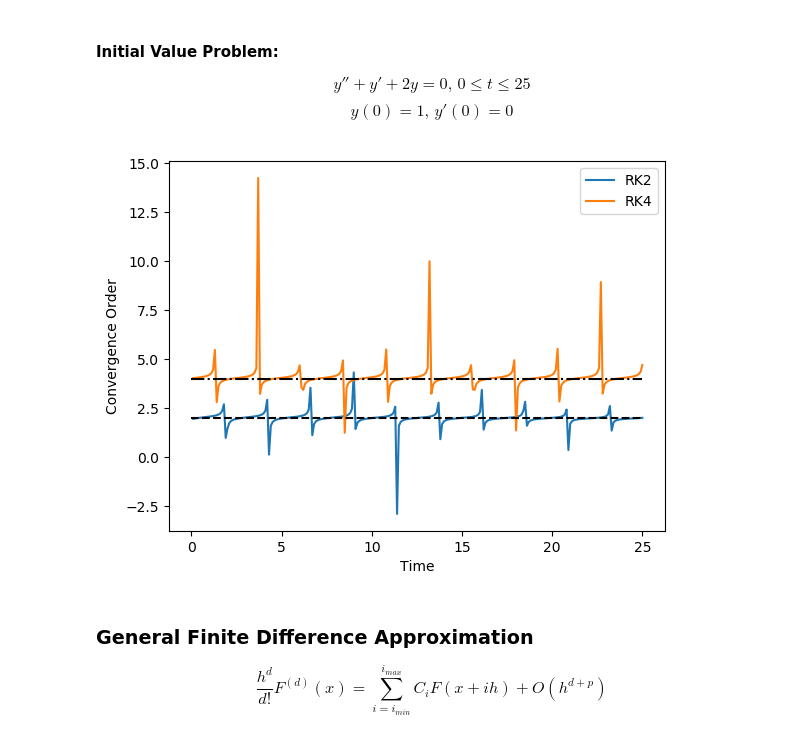
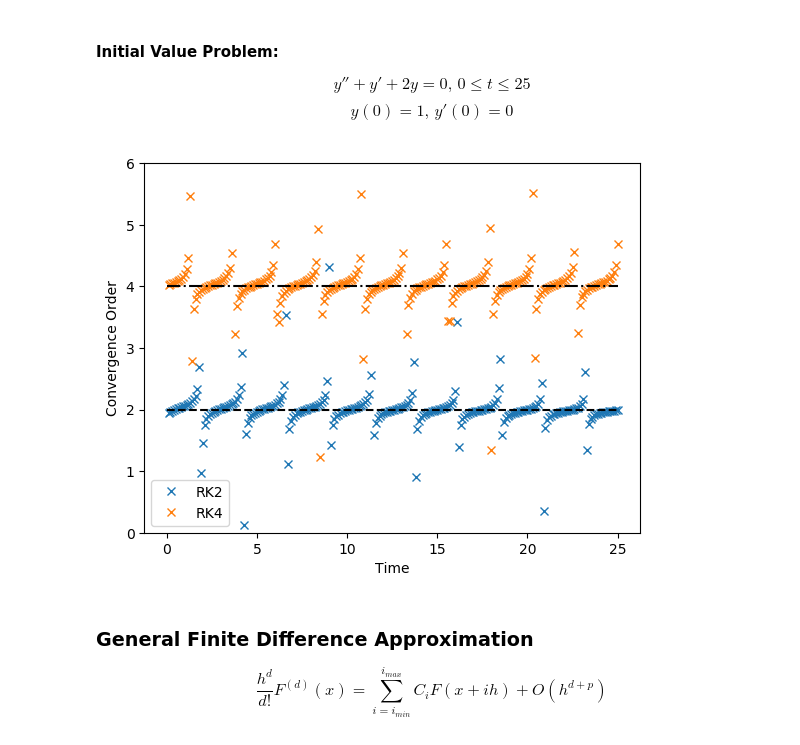
Before and after one commit to kennethsible/julia-binder, a Jupyter notebook: ODE Integration.ipynb, the cells around one changed output. Saved outputs shown, nothing was run; the diff lists cells and outputs as text; code cells hidden in the pictures.

```diff
--- a/ODE Integration.ipynb
+++ b/ODE Integration.ipynb
@@ -71,24 +71,24 @@ $$y(0) = 1,\,y'(0) = 0$$
 # %%
 using PyPlot
 
 f(t, x) = [x[2], -2 * x[1] - x[2]]
 
 t1, y1 = odeint(f, (0, 25), [1, 0], 0.1, method=:RK2)
 t2, y2 = odeint(f, (0, 25), [1, 0], 0.1/2, method=:RK2)
 t3, y3 = odeint(f, (0, 25), [1, 0], 0.1/4, method=:RK2)
-plot(t1, convergence((y1[1, :], y2[1, :], y3[1, :])), label="RK2")
+plot(t1, convergence((y1[1, :], y2[1, :], y3[1, :])), "x", label="RK2")
 
 t1, y1 = odeint(f, (0, 25), [1, 0], 0.1, method=:RK4)
 t2, y2 = odeint(f, (0, 25), [1, 0], 0.1/2, method=:RK4)
 t3, y3 = odeint(f, (0, 25), [1, 0], 0.1/4, method=:RK4)
-plot(t1, convergence((y1[1, :], y2[1, :], y3[1, :])), label="RK4")
+plot(t1, convergence((y1[1, :], y2[1, :], y3[1, :])), "x", label="RK4")
 
 plot(t1, fill(2.0, length(t1)), "k--")
 plot(t1, fill(4.0, length(t1)), "k-.")
 plt.ylabel("Convergence Order"); plt.xlabel("Time")
-plt.legend();
+plt.ylim(0, 6); plt.legend();
 # %% [output]
-[figure, old version]
+[figure, new version]
 # %% [markdown]
 ### General Finite Difference Approximation
 $$\frac{h^d}{d!}F^{(d)}(x)=\sum_{i=i_{min}}^{i_{max}}C_iF(x+ih)+O(h^{d+p})$$
```
Also changed, not shown: parts of 1 cell of this notebook.
